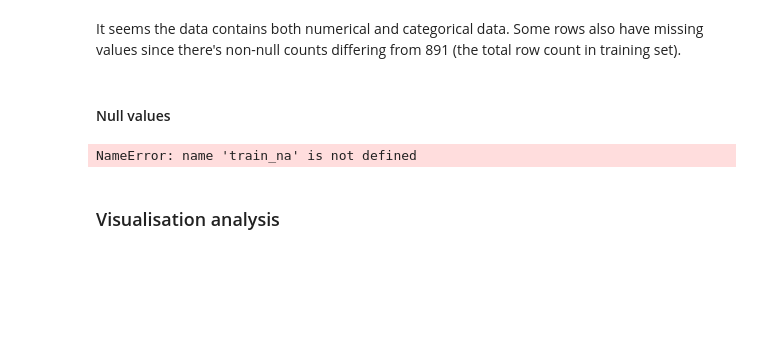
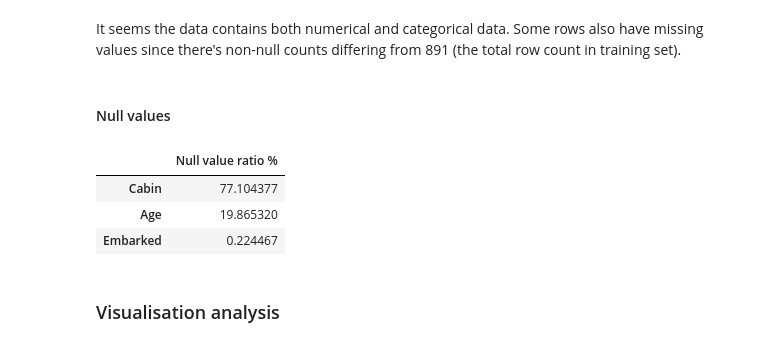
Before and after one commit to laaksonel/machine-learning, a Jupyter notebook: titanic/Titanic.ipynb, the cells around one changed output. Cells and saved outputs as stored; diff of their text form; code cells hidden in the pictures; blank space fills up the shorter version.

```diff
--- a/titanic/Titanic.ipynb
+++ b/titanic/Titanic.ipynb
@@ -124,10 +124,13 @@ It seems the data contains both numerical and categorical data. Some rows also h
 #### Null values
 # %%
 train_null = (train_data.isnull().sum() / len(train_data)) * 100
-train_null = train_na.drop(train_na[train_na == 0].index).sort_values(ascending=False)
-pd.DataFrame({'Null value ratio %' :train_na}).head()
+train_null = train_null.drop(train_null[train_null == 0].index).sort_values(ascending=False)
+pd.DataFrame({'Null value ratio %' :train_null}).head()
 # %% [output]
-NameError: name 'train_na' is not defined
+|  | Null value ratio % |
+| Cabin | 77.104377 |
+| Age | 19.865320 |
+| Embarked | 0.224467 |
 # %% [markdown]
 ### Visualisation analysis
 # %%
```
Also changed, not shown: parts of 12 cells of this notebook.
